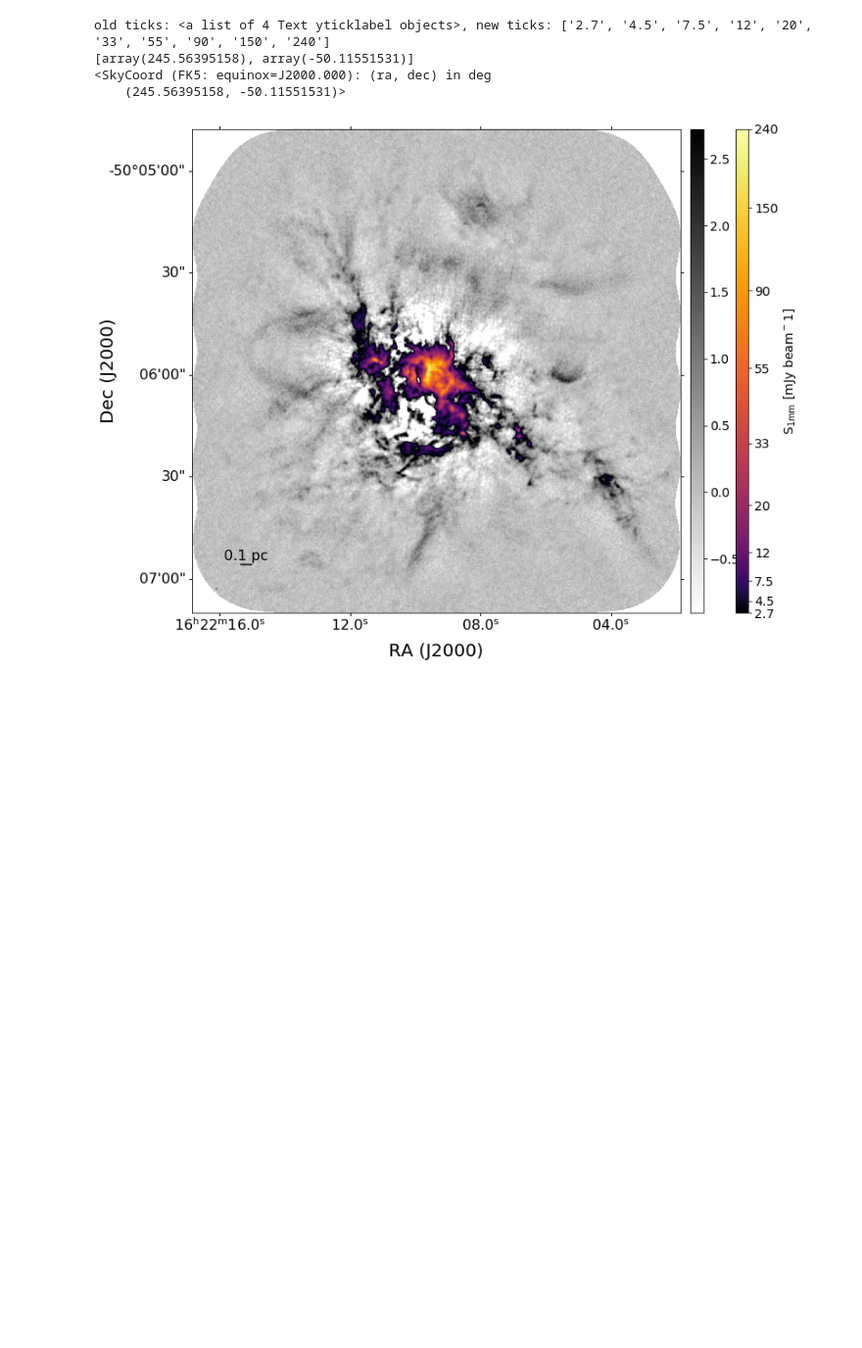
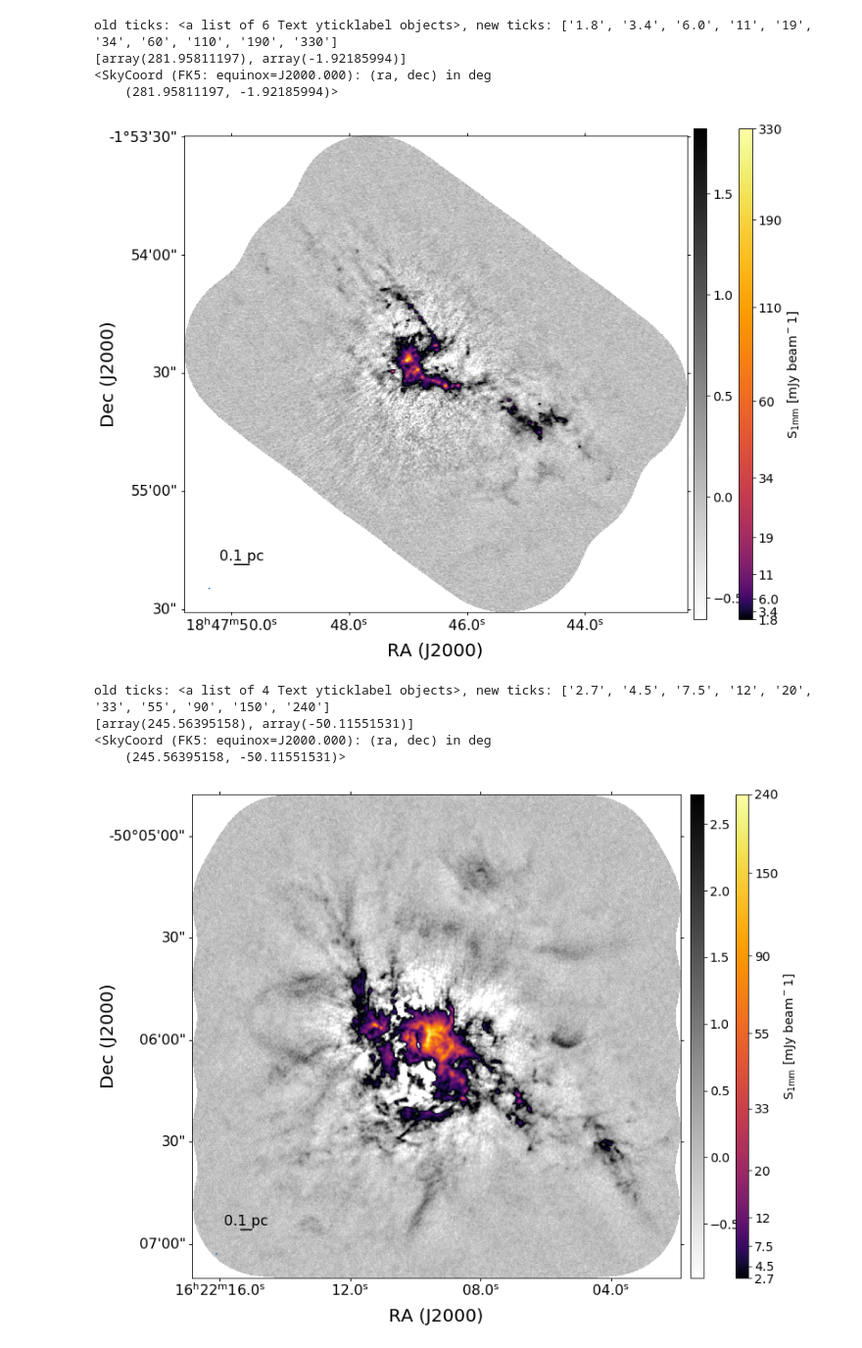
Before and after one commit to ALMA-IMF/notebooks, a Jupyter notebook: ALMAIMF_Overview_MultiColorbar.ipynb, the cells around one changed output. Shown at 98% size. Drawn from its saved outputs; the diff is of its cells as text; code cells hidden in the pictures; blank space fills up the shorter version.

Commit message:
spicy and plots

```diff
--- a/ALMAIMF_Overview_MultiColorbar.ipynb
+++ b/ALMAIMF_Overview_MultiColorbar.ipynb
@@ -30,3 +30,11 @@ old ticks: <a list of 8 Text yticklabel objects>, new ticks: ['6.1', '9.1', '14'
+# %%
+make_multifig('W43MM1', band='B6', nsigma_linear_max=15, inner_stretch='asinh')
+# %% [output]
+old ticks: <a list of 6 Text yticklabel objects>, new ticks: ['1.8', '3.4', '6.0', '11', '19', '34', '60', '110', '190', '330']
+[array(281.95811197), array(-1.92185994)]
+<SkyCoord (FK5: equinox=J2000.000): (ra, dec) in deg
+    (281.95811197, -1.92185994)>
+[figure, added]
 # %%
 make_multifig('G333', band='B6', inner_stretch='asinh')
 # %% [output]
```
Also changed, not shown: parts of 1 cell of this notebook.
